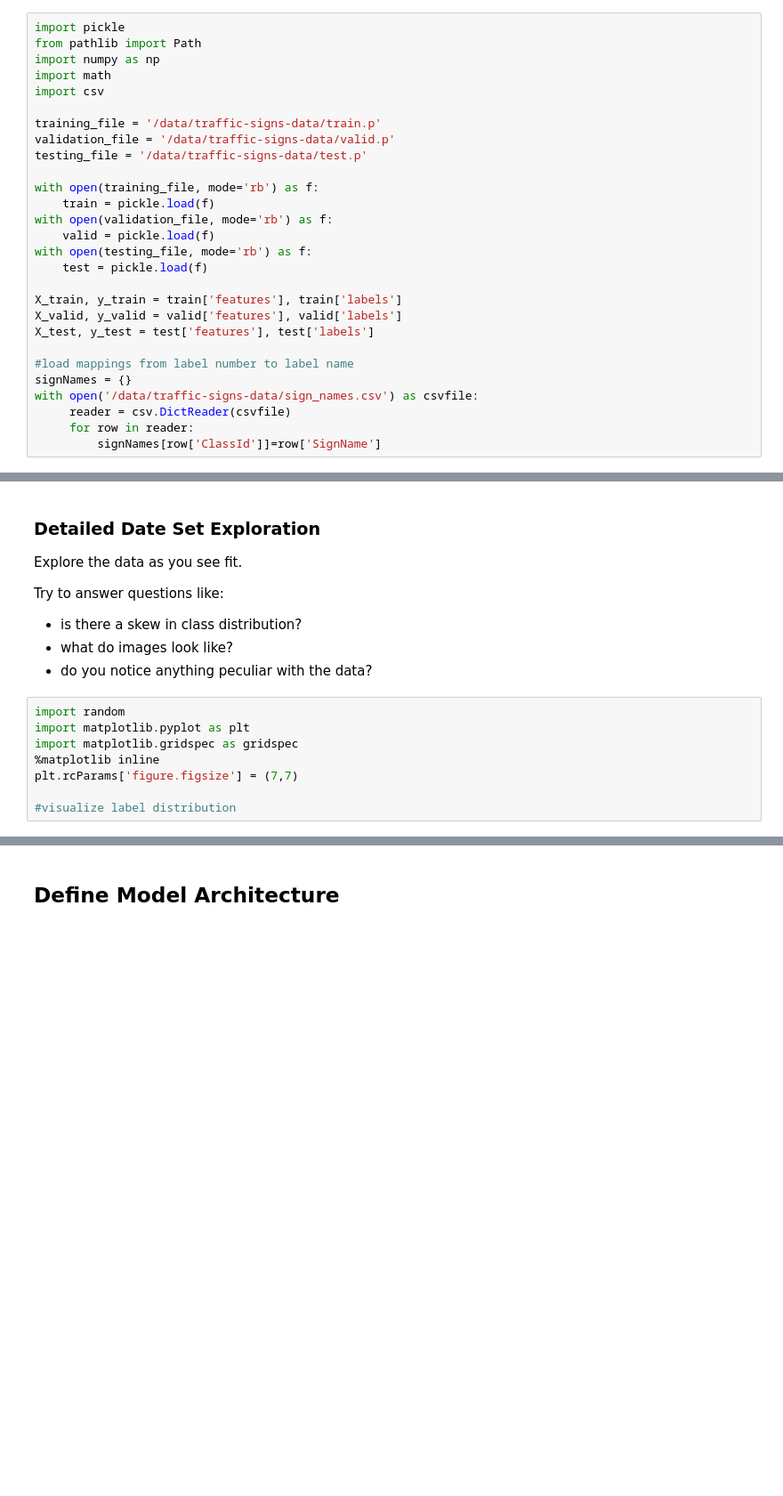
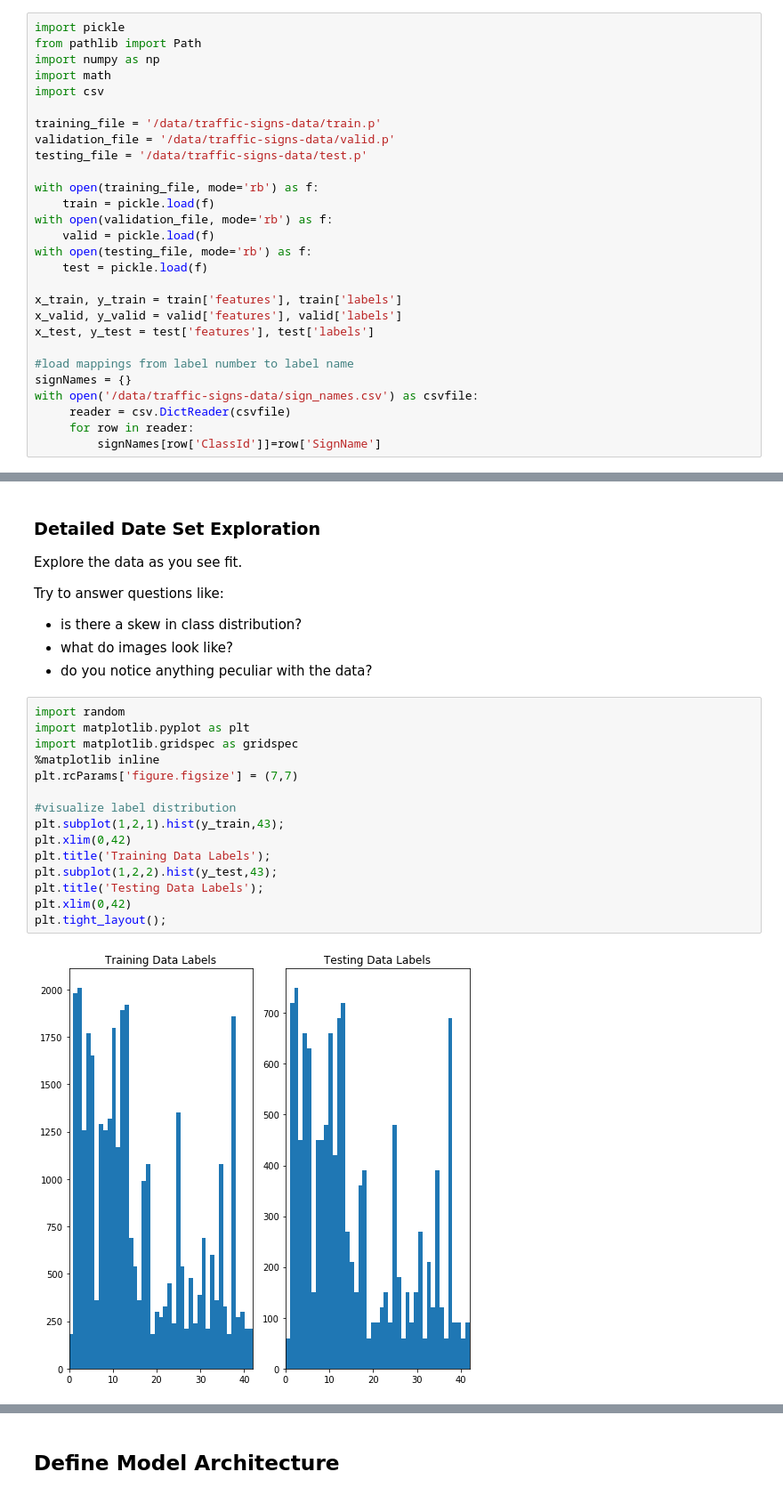
Before and after one commit to mihailrc/mlTutorials, a Jupyter notebook: notebooks/deepLearning/TrafficSignsClassification.ipynb, the cells around one changed output, grey strips where cells are left out. Shown at 89% size. Saved outputs shown, nothing was run; the diff lists cells and outputs as text; blank space fills up the shorter version.

```diff
--- a/notebooks/deepLearning/TrafficSignsClassification.ipynb
+++ b/notebooks/deepLearning/TrafficSignsClassification.ipynb
@@ -22,9 +22,9 @@ with open(validation_file, mode='rb') as f:
 with open(testing_file, mode='rb') as f:
     test = pickle.load(f)
 
-X_train, y_train = train['features'], train['labels']
-X_valid, y_valid = valid['features'], valid['labels']
-X_test, y_test = test['features'], test['labels']
+x_train, y_train = train['features'], train['labels']
+x_valid, y_valid = valid['features'], valid['labels']
+x_test, y_test = test['features'], test['labels']
 
 #load mappings from label number to label name
 signNames = {}
@@ -69,8 +69,17 @@ Try to answer questions like:
 # %%
 import random
 import matplotlib.pyplot as plt
 import matplotlib.gridspec as gridspec
 %matplotlib inline
 plt.rcParams['figure.figsize'] = (7,7)
 
 #visualize label distribution
+plt.subplot(1,2,1).hist(y_train,43);
+plt.xlim(0,42)
+plt.title('Training Data Labels');
+plt.subplot(1,2,2).hist(y_test,43);
+plt.title('Testing Data Labels');
+plt.xlim(0,42)
+plt.tight_layout();
+# %% [output]
+[figure, added]
```
Also changed, not shown: parts of 8 cells of this notebook.
